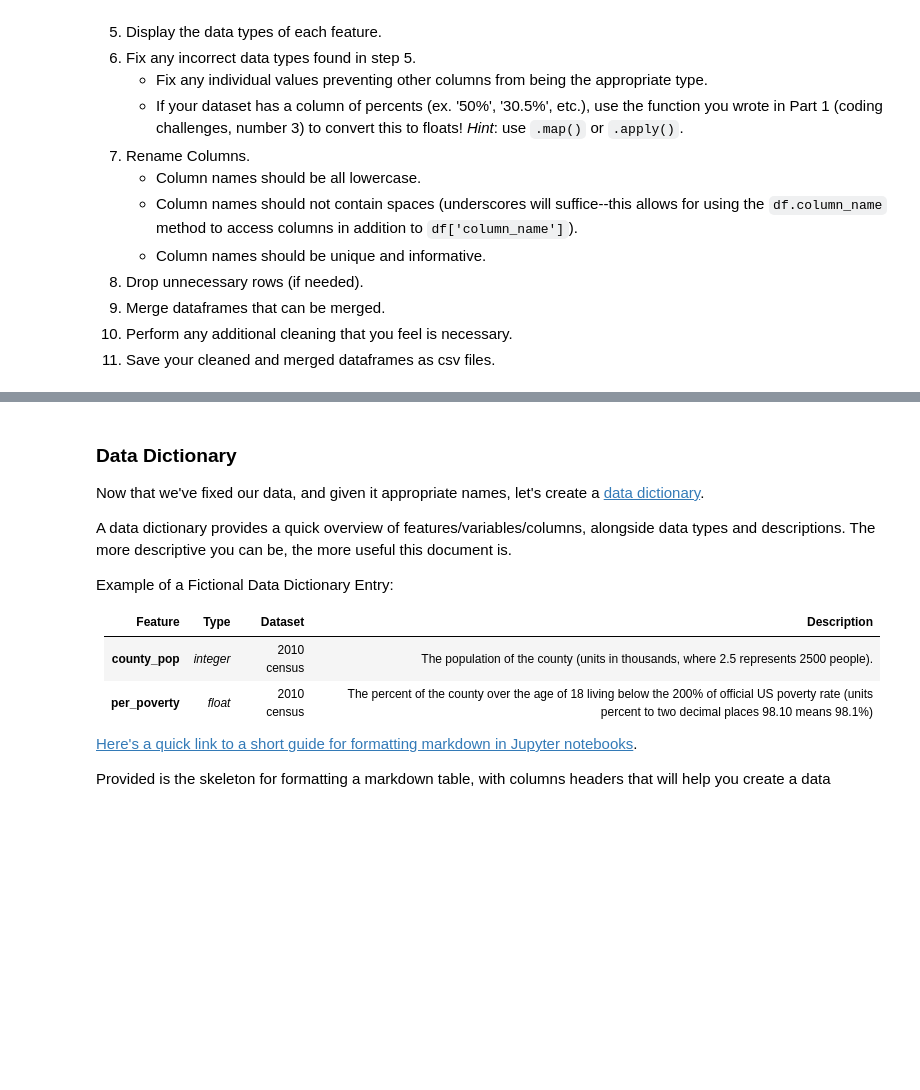
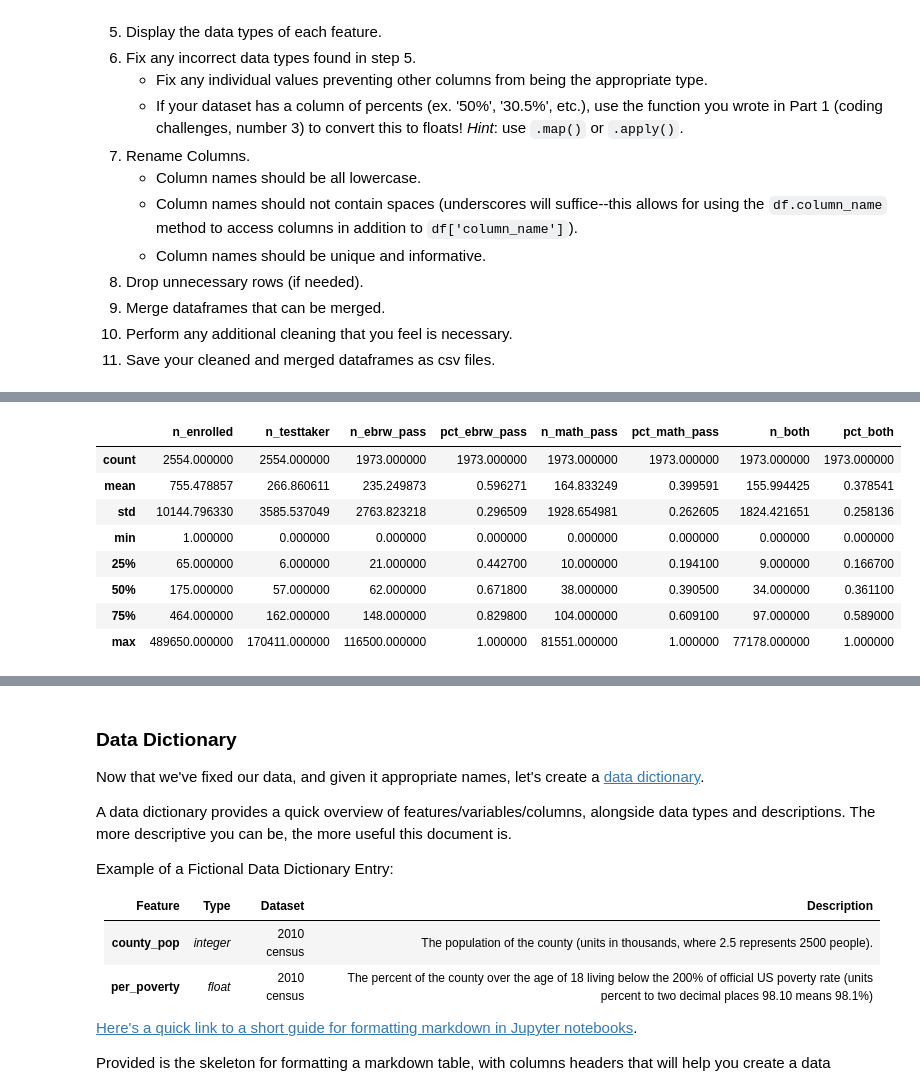
Before and after one commit to farahmalik11/project-1, a Jupyter notebook: code/starter-code.ipynb, the cells around one changed output, grey strips where cells are left out. Drawn from its saved outputs; the diff is of its cells as text; code cells hidden in the pictures; blank space fills up the shorter version.

```diff
--- a/code/starter-code.ipynb
+++ b/code/starter-code.ipynb
@@ -166,0 +806,7 @@ Import the datasets that you selected for this project and go through the follow
+# %%
+satca3['NumERWBenchmark12'] = satca3['NumERWBenchmark12'].astype(float)
+satca3['PctERWBenchmark12'] = satca3['PctERWBenchmark12'].astype(float)/100
+satca3['NumMathBenchmark12'] = satca3['NumMathBenchmark12'].astype(float)
+satca3['PctMathBenchmark12'] = satca3['PctMathBenchmark12'].astype(float)/100
+satca3['TotNumBothBenchmark12'] = satca3['TotNumBothBenchmark12'].astype(float)
+satca3['PctBothBenchmark12'] = satca3['PctBothBenchmark12'].astype(float)/100
@@ -166,0 +853,25 @@ Import the datasets that you selected for this project and go through the follow
+# %%
+satca3.rename(columns = {
+    'CName': 'county',
+    'Enroll12': 'n_enrolled',
+    'NumTSTTakr12': 'n_testtaker',
+    'NumERWBenchmark12': 'n_ebrw_pass',
+    'PctERWBenchmark12': 'pct_ebrw_pass',
+    'NumMathBenchmark12': 'n_math_pass',
+    'PctMathBenchmark12': 'pct_math_pass',
+    'TotNumBothBenchmark12': 'n_both',
+    'PctBothBenchmark12': 'pct_both',
+    'Year': 'year'}, inplace=True)
+# %%
+satca3 = satca3[satca3['n_enrolled'] > 0]
+satca3.describe()
+# %% [output]
+|  | n_enrolled | n_testtaker | n_ebrw_pass | pct_ebrw_pass | n_math_pass | pct_math_pass | n_both | pct_both |
+| count | 2554.000000 | 2554.000000 | 1973.000000 | 1973.000000 | 1973.000000 | 1973.000000 | 1973.000000 | 1973.000000 |
+| mean | 755.478857 | 266.860611 | 235.249873 | 0.596271 | 164.833249 | 0.399591 | 155.994425 | 0.378541 |
+| std | 10144.796330 | 3585.537049 | 2763.823218 | 0.296509 | 1928.654981 | 0.262605 | 1824.421651 | 0.258136 |
+| min | 1.000000 | 0.000000 | 0.000000 | 0.000000 | 0.000000 | 0.000000 | 0.000000 | 0.000000 |
+| 25% | 65.000000 | 6.000000 | 21.000000 | 0.442700 | 10.000000 | 0.194100 | 9.000000 | 0.166700 |
+| 50% | 175.000000 | 57.000000 | 62.000000 | 0.671800 | 38.000000 | 0.390500 | 34.000000 | 0.361100 |
+| 75% | 464.000000 | 162.000000 | 148.000000 | 0.829800 | 104.000000 | 0.609100 | 97.000000 | 0.589000 |
+| max | 489650.000000 | 170411.000000 | 116500.000000 | 1.000000 | 81551.000000 | 1.000000 | 77178.000000 | 1.000000 |
```
Also changed, not shown: parts of 139 cells of this notebook, 15 other files.
